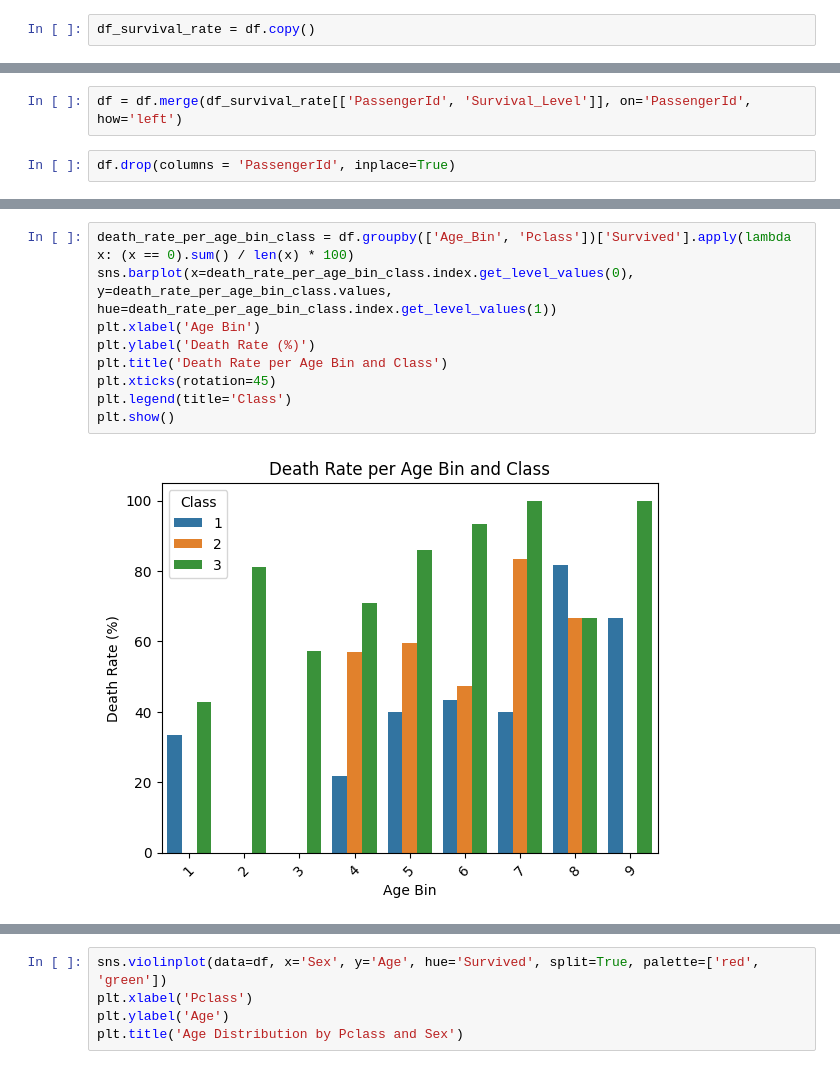
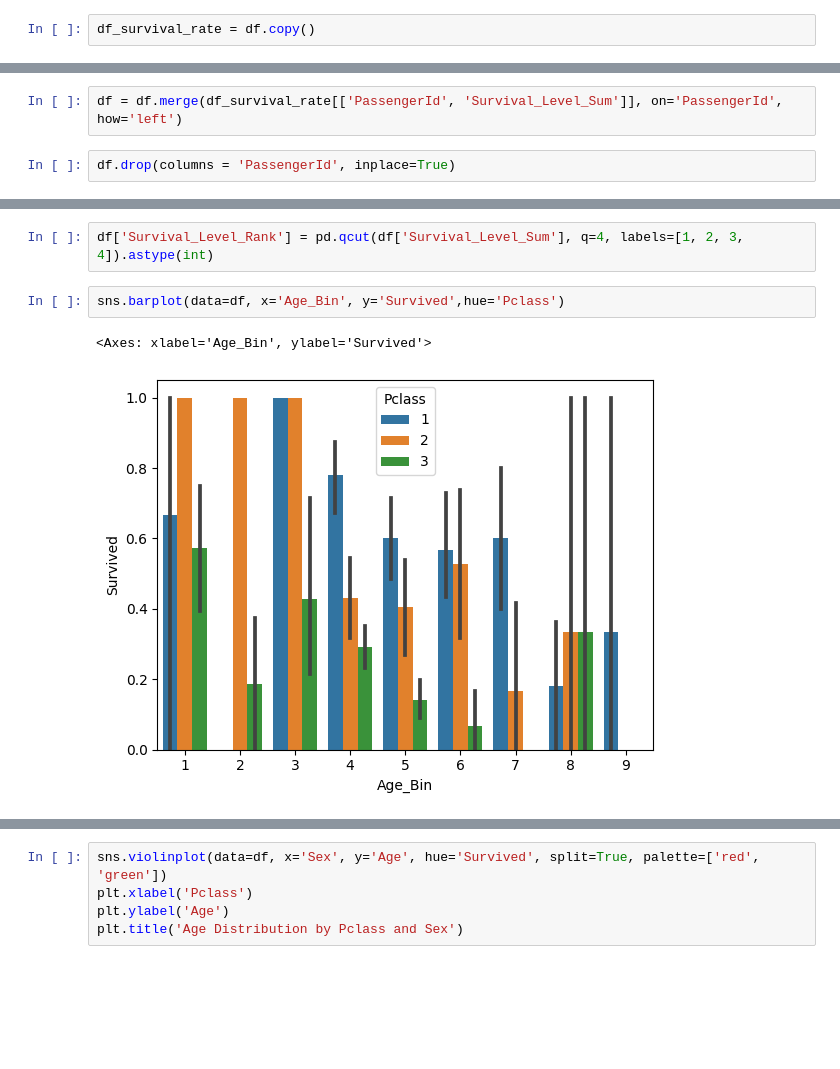
Before and after one commit to mredshaw/AI_BUS, a Jupyter notebook: AI_BUS A2.ipynb, the cells around one changed output, grey strips where cells are left out. Cells and saved outputs as stored; diff of their text form; blank space fills up the shorter version.

```diff
--- a/AI_BUS A2.ipynb
+++ b/AI_BUS A2.ipynb
@@ -447,5 +452,5 @@ df_survival_rate.describe()
 # %%
-df = df.merge(df_survival_rate[['PassengerId', 'Survival_Level']], on='PassengerId', how='left')
+df = df.merge(df_survival_rate[['PassengerId', 'Survival_Level_Sum']], on='PassengerId', how='left')
 # %%
 df.drop(columns = 'PassengerId', inplace=True)
 # %%
@@ -460,14 +465,10 @@ df.describe()
 | 50% | 0.000000 | 3.000000 | 30.000000 | 0.000000 | 0.000000 | 14.454200 | 2.000000 | 1.000000 | 3.000000 | 4.000000 | ... |
 | 75% | 1.000000 | 3.000000 | 35.000000 | 1.000000 | 0.000000 | 31.000000 | 2.000000 | 1.000000 | 3.000000 | 5.000000 | ... |
 | max | 1.000000 | 3.000000 | 80.000000 | 8.000000 | 6.000000 | 512.329200 | 2.000000 | 1.000000 | 4.000000 | 9.000000 | ... |
-# %%
-death_rate_per_age_bin_class = df.groupby(['Age_Bin', 'Pclass'])['Survived'].apply(lambda x: (x == 0).sum() / len(x) * 100)
-sns.barplot(x=death_rate_per_age_bin_class.index.get_level_values(0), y=death_rate_per_age_bin_class.values, hue=death_rate_per_age_bin_class.index.get_level_values(1))
-plt.xlabel('Age Bin')
-plt.ylabel('Death Rate (%)')
-plt.title('Death Rate per Age Bin and Class')
-plt.xticks(rotation=45)
-plt.legend(title='Class')
-plt.show()
-# %% [output]
-[figure, removed]
+# %%
+df['Survival_Level_Rank'] = pd.qcut(df['Survival_Level_Sum'], q=4, labels=[1, 2, 3, 4]).astype(int)
+# %%
+sns.barplot(data=df, x='Age_Bin', y='Survived',hue='Pclass')
+# %% [output]
+<Axes: xlabel='Age_Bin', ylabel='Survived'>
+[figure, added]
```
Also changed, not shown: parts of 22 cells of this notebook.
